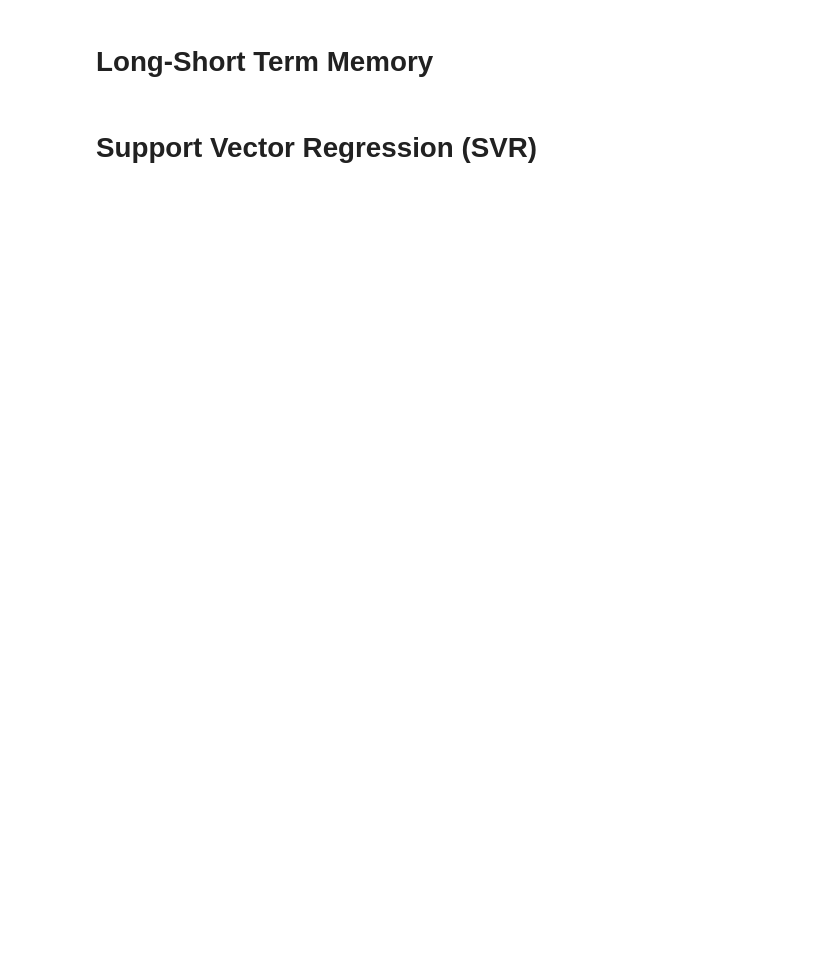
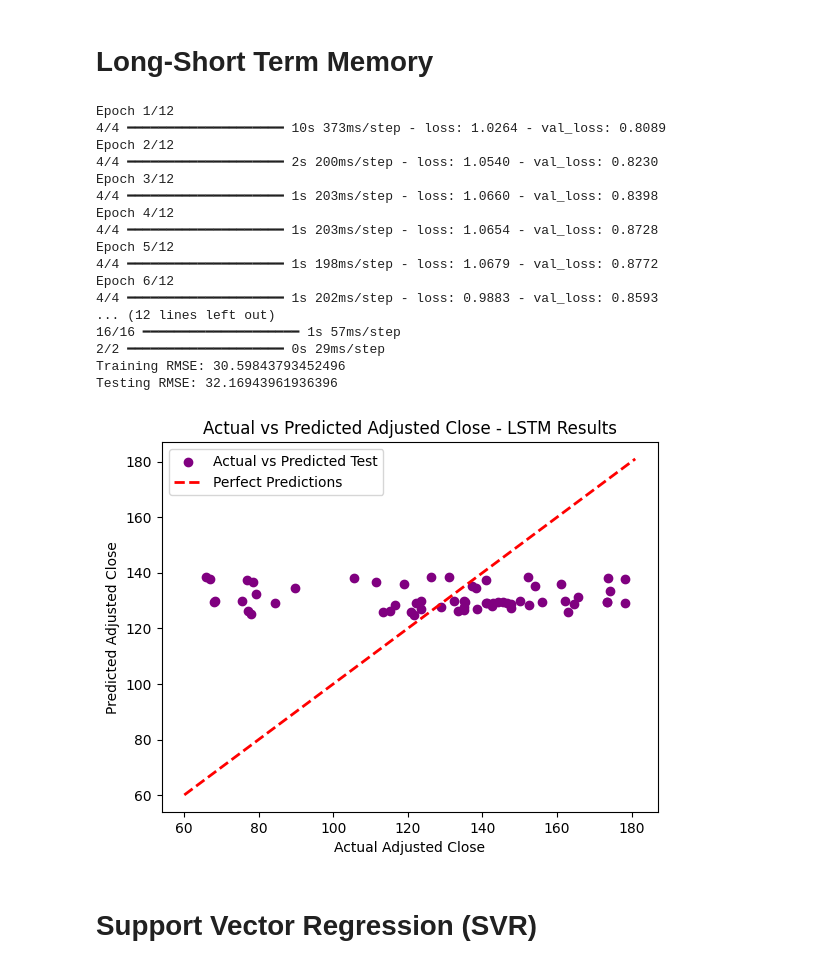
Before and after one commit to EliMartian/aapl_stock, a Jupyter notebook: aapl_stock_research.ipynb, the cells around one changed output. Saved outputs shown, nothing was run; the diff lists cells and outputs as text; code cells hidden in the pictures; blank space fills up the shorter version.

```diff
--- a/aapl_stock_research.ipynb
+++ b/aapl_stock_research.ipynb
@@ -1445,7 +1414,7 @@ df_aapl = pd.read_csv('AAPL.csv')
 
 # Assign the target adj close (what we are trying to predict)
 # to be the subsequent row's adjusted close on the following day
-df_aapl['Target Adj Close'] = df_aapl['Adj Close'].shift(-1)
+df_aapl['Target Adj Close'] = df_aapl['Adj Close'].shift(-2520)
 
 # Drop the last row to handle NaN values created by the shift
 df_aapl = df_aapl.dropna()
@@ -1479,7 +1448,7 @@ y_train_scaled = scaler_y.fit_transform(y_train.values.reshape(-1, 1))
 y_test_scaled = scaler_y.transform(y_test.values.reshape(-1, 1))
 
 # Reshape input data to be 3D [samples, time steps, features]
-time_steps = 30  # You can experiment with different time steps
+time_steps = 90  # You can experiment with different time steps
 X_train_reshaped = np.array([X_train_scaled[i:i+time_steps, :] for i in range(len(X_train_scaled)-time_steps+1)])
 X_test_reshaped = np.array([X_test_scaled[i:i+time_steps, :] for i in range(len(X_test_scaled)-time_steps+1)])
 
@@ -1495,33 +1464,52 @@ model.compile(optimizer='adam', loss='mean_squared_error')
 
 # Train the model
 model.fit(X_train_reshaped, y_train_scaled, epochs=12, batch_size=128, validation_split=0.1, verbose=1)
 
 # Make predictions
 train_predict = scaler_y.inverse_transform(model.predict(X_train_reshaped))
 test_predict = scaler_y.inverse_transform(model.predict(X_test_reshaped))
 
 # Calculate root mean squared error
 train_rmse = np.sqrt(mean_squared_error(y_train.values[time_steps:], train_predict[:len(y_train) - time_steps]))
 test_rmse = np.sqrt(mean_squared_error(y_test.values[time_steps:], test_predict[:len(y_test) - time_steps]))
 
 print(f'Training RMSE: {train_rmse}')
 print(f'Testing RMSE: {test_rmse}')
 
 # Combine the training and testing predictions with the original data
 all_predictions = np.concatenate([train_predict, test_predict])
 all_actuals = np.concatenate([y_train.values[time_steps:], y_test.values[time_steps:]])
 
 # Plot the actual difference between the predicted and actual adjusted close for testing data
 plt.scatter(y_test.values[time_steps:], test_predict[:len(y_test) - time_steps], color='purple', label='Actual vs Predicted Test')
 
 # Plot a diagonal line representing perfect predictions
 plt.plot([y_test.min(), y_test.max()], [y_test.min(), y_test.max()], linestyle='--', color='red', linewidth=2, label='Perfect Predictions')
 
 plt.xlabel('Actual Adjusted Close')
 plt.ylabel('Predicted Adjusted Close')
 plt.title('Actual vs Predicted Adjusted Close - LSTM Results')
 plt.legend()
 plt.show()
+# %% [output]
+Epoch 1/12
+4/4 ━━━━━━━━━━━━━━━━━━━━ 10s 373ms/step - loss: 1.0264 - val_loss: 0.8089
+Epoch 2/12
+4/4 ━━━━━━━━━━━━━━━━━━━━ 2s 200ms/step - loss: 1.0540 - val_loss: 0.8230
+Epoch 3/12
+4/4 ━━━━━━━━━━━━━━━━━━━━ 1s 203ms/step - loss: 1.0660 - val_loss: 0.8398
+Epoch 4/12
+4/4 ━━━━━━━━━━━━━━━━━━━━ 1s 203ms/step - loss: 1.0654 - val_loss: 0.8728
+Epoch 5/12
+4/4 ━━━━━━━━━━━━━━━━━━━━ 1s 198ms/step - loss: 1.0679 - val_loss: 0.8772
+Epoch 6/12
+4/4 ━━━━━━━━━━━━━━━━━━━━ 1s 202ms/step - loss: 0.9883 - val_loss: 0.8593
+... (12 lines left out)
+16/16 ━━━━━━━━━━━━━━━━━━━━ 1s 57ms/step
+2/2 ━━━━━━━━━━━━━━━━━━━━ 0s 29ms/step
+Training RMSE: 30.59843793452496
+Testing RMSE: 32.16943961936396
+[figure, added]
 # %% [markdown]
 # Support Vector Regression (SVR)
 # %%
```
Also changed, not shown: parts of 20 cells of this notebook, 3 other files.
